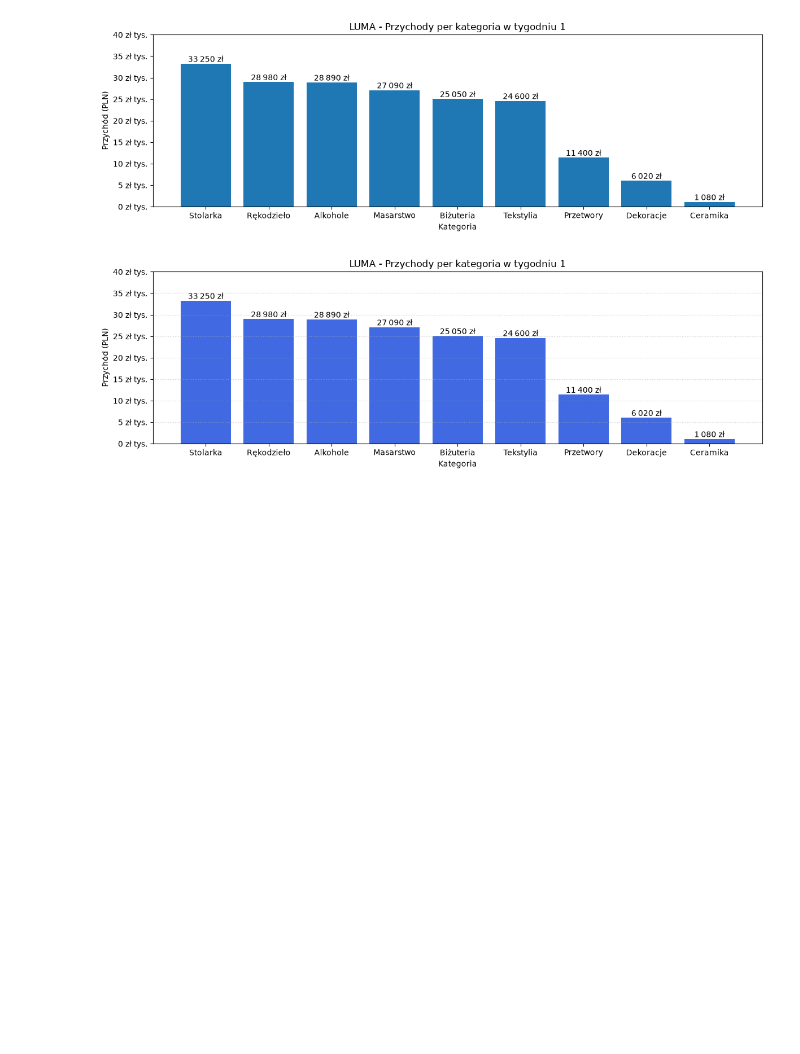
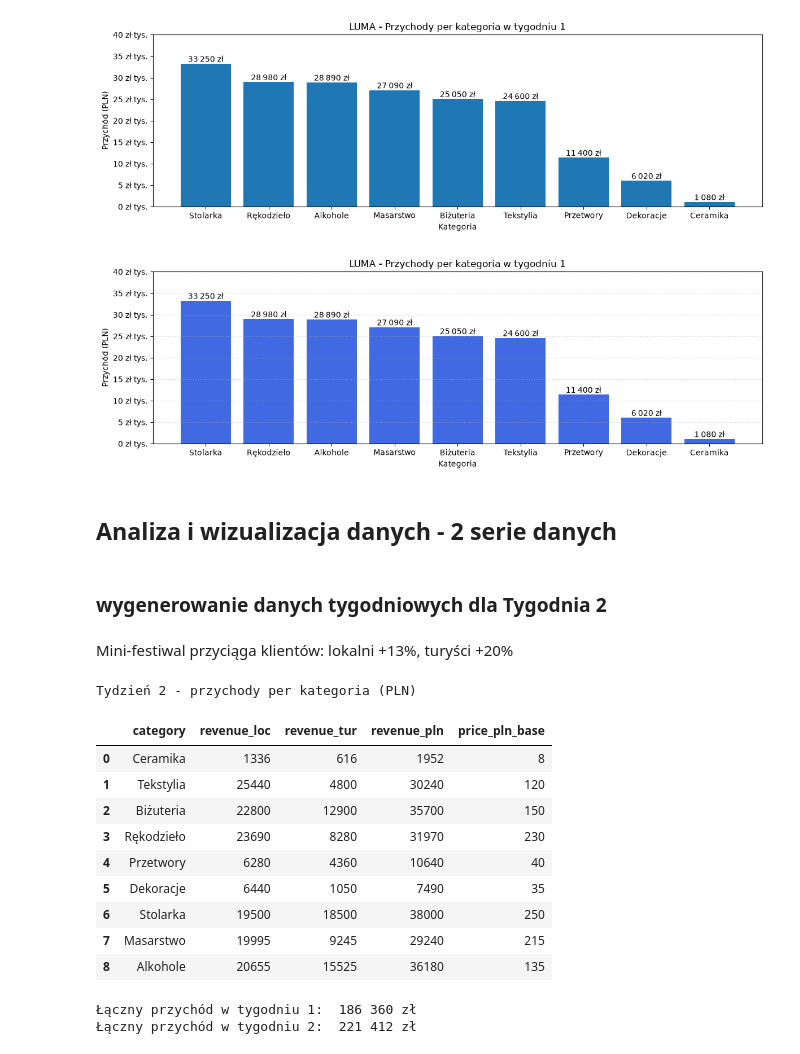
Before and after one commit to SebastianDuda0106/DataWizualization, a Jupyter notebook: 01-bar.ipynb, the cells around one changed output. Cells and saved outputs as stored; diff of their text form; code cells hidden in the pictures; blank space fills up the shorter version.

```diff
--- a/01-bar.ipynb
+++ b/01-bar.ipynb
@@ -255,3 +256,32 @@ plt.tight_layout()
 plt.show()
 # %% [output]
 [figure]
+# %% [markdown]
+## Analiza i wizualizacja danych - 2 serie danych
+# %% [markdown]
+### wygenerowanie danych tygodniowych dla Tygodnia 2
+# %% [markdown]
+Mini-festiwal przyciąga klientów: lokalni +13%, turyści +20%
+# %%
+boost_loc = 0.13
+boost_tur = 0.20
+t2 = generate_weekly_data(catalog, rng,boost_loc=boost_loc,boost_tur=boost_tur)
+t2 = t2.merge(catalog[["category", "price_pln_base"]], on="category", how="left")
+print("Tydzień 2 - przychody per kategoria (PLN)")
+display(t2)
+print("Łączny przychód w tygodniu 1: ", format_pln(t1["revenue_pln"].sum()))
+print("Łączny przychód w tygodniu 2: ", format_pln(t2["revenue_pln"].sum()))
+# %% [output]
+Tydzień 2 - przychody per kategoria (PLN)
+|  | category | revenue_loc | revenue_tur | revenue_pln | price_pln_base |
+| 0 | Ceramika | 1336 | 616 | 1952 | 8 |
+| 1 | Tekstylia | 25440 | 4800 | 30240 | 120 |
+| 2 | Biżuteria | 22800 | 12900 | 35700 | 150 |
+| 3 | Rękodzieło | 23690 | 8280 | 31970 | 230 |
+| 4 | Przetwory | 6280 | 4360 | 10640 | 40 |
+| 5 | Dekoracje | 6440 | 1050 | 7490 | 35 |
+| 6 | Stolarka | 19500 | 18500 | 38000 | 250 |
+| 7 | Masarstwo | 19995 | 9245 | 29240 | 215 |
+| 8 | Alkohole | 20655 | 15525 | 36180 | 135 |
+Łączny przychód w tygodniu 1:  186 360 zł
+Łączny przychód w tygodniu 2:  221 412 zł
```
Also changed, not shown: parts of 10 cells of this notebook.
